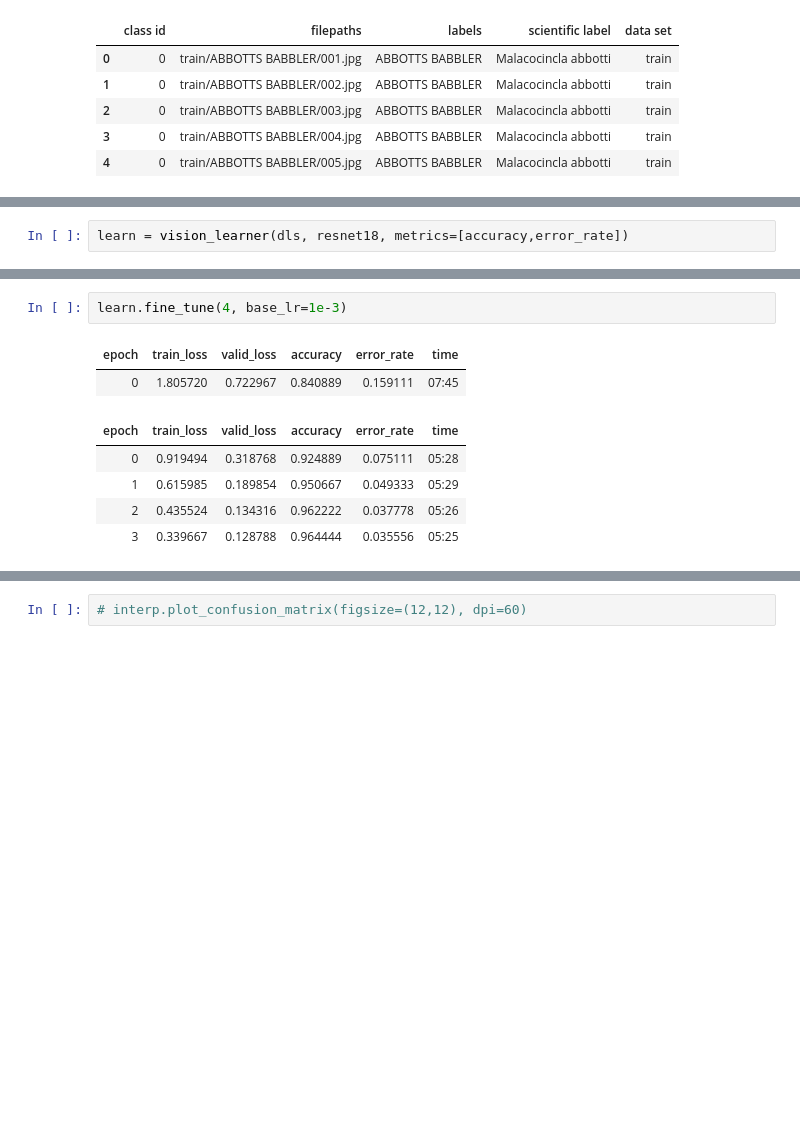
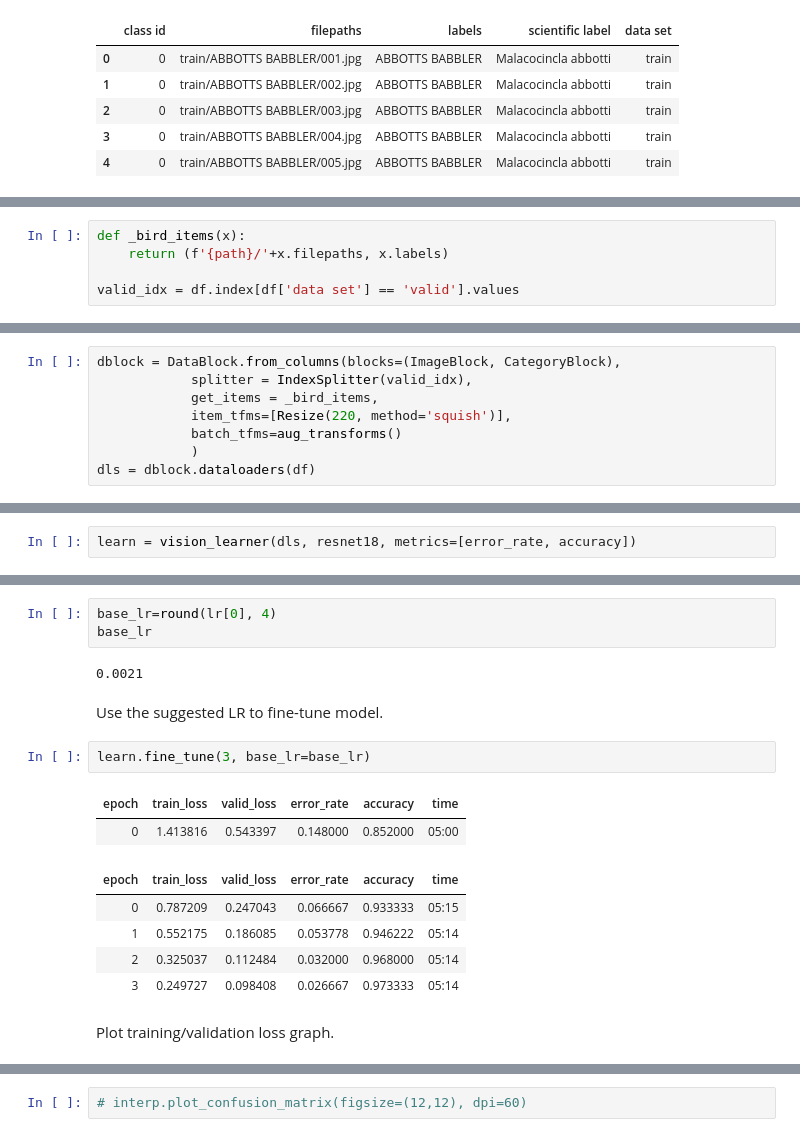
Before and after one commit to himalayahall/YU_FASTAI, a Jupyter notebook: fastai-birds.ipynb, the cells around one changed output, grey strips where cells are left out. Cells and saved outputs as stored; diff of their text form; blank space fills up the shorter version.

```diff
--- a/fastai-birds.ipynb
+++ b/fastai-birds.ipynb
@@ -56,0 +93,5 @@ dls = dblock.dataloaders(df)
+# %%
+def _bird_items(x):
+    return (f'{path}/'+x.filepaths, x.labels)
+
+valid_idx = df.index[df['data set'] == 'valid'].values
@@ -56,0 +114,8 @@ dls = dblock.dataloaders(df)
+# %%
+dblock = DataBlock.from_columns(blocks=(ImageBlock, CategoryBlock),
+            splitter = IndexSplitter(valid_idx),
+            get_items = _bird_items,
+            item_tfms=[Resize(220, method='squish')],
+            batch_tfms=aug_transforms()
+            )
+dls = dblock.dataloaders(df)
@@ -61,2 +132,2 @@ dls.show_batch(max_n=12, nrows=3)
 # %%
-learn = vision_learner(dls, resnet18, metrics=[accuracy,error_rate])
+learn = vision_learner(dls, resnet18, metrics=[error_rate, accuracy])
@@ -72,13 +143,22 @@ SuggestedLRs(valley=0.001737800776027143)
+# %%
+base_lr=round(lr[0], 4)
+base_lr
+# %% [output]
+0.0021
+# %% [markdown]
+Use the suggested LR to fine-tune model.
 # %%
-learn.fine_tune(4, base_lr=1e-3)
+learn.fine_tune(3, base_lr=base_lr)
 # %% [output]
-| epoch | train_loss | valid_loss | accuracy | error_rate | time |
-| 0 | 1.805720 | 0.722967 | 0.840889 | 0.159111 | 07:45 |
+| epoch | train_loss | valid_loss | error_rate | accuracy | time |
+| 0 | 1.413816 | 0.543397 | 0.148000 | 0.852000 | 05:00 |
-| epoch | train_loss | valid_loss | accuracy | error_rate | time |
-| 0 | 0.919494 | 0.318768 | 0.924889 | 0.075111 | 05:28 |
-| 1 | 0.615985 | 0.189854 | 0.950667 | 0.049333 | 05:29 |
-| 2 | 0.435524 | 0.134316 | 0.962222 | 0.037778 | 05:26 |
-| 3 | 0.339667 | 0.128788 | 0.964444 | 0.035556 | 05:25 |
+| epoch | train_loss | valid_loss | error_rate | accuracy | time |
+| 0 | 0.787209 | 0.247043 | 0.066667 | 0.933333 | 05:15 |
+| 1 | 0.552175 | 0.186085 | 0.053778 | 0.946222 | 05:14 |
+| 2 | 0.325037 | 0.112484 | 0.032000 | 0.968000 | 05:14 |
+| 3 | 0.249727 | 0.098408 | 0.026667 | 0.973333 | 05:14 |
+# %% [markdown]
+Plot training/validation loss graph.
 # %%
 learn.recorder.plot_loss()
 # %% [output]
```
Also changed, not shown: parts of 33 cells of this notebook.
